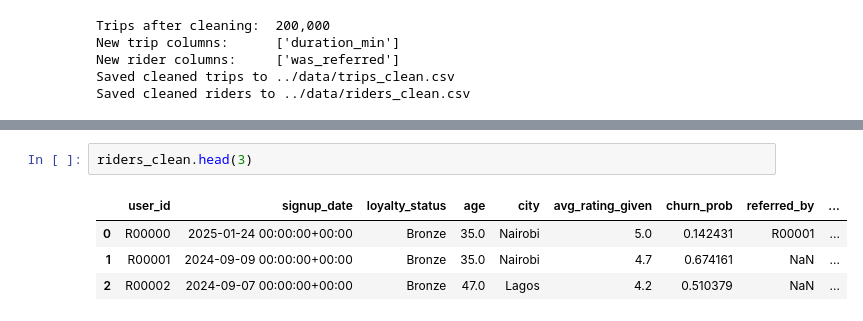
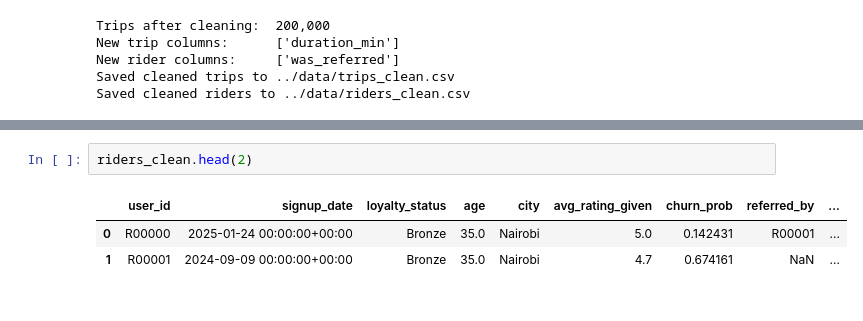
Before and after one commit to worooffeh/Ride-Hailing_Analytics_and_Customer_Churn_Prediction, a Jupyter notebook: notebooks/01_data_audit_and_cleaning.ipynb, the cells around one changed output, grey strips where cells are left out. Cells and saved outputs as stored; diff of their text form.

```diff
--- a/notebooks/01_data_audit_and_cleaning.ipynb
+++ b/notebooks/01_data_audit_and_cleaning.ipynb
@@ -255,11 +273,10 @@ loyalty_status          str
 dtype: object
 # %%
-riders_clean.head(3)
+riders_clean.head(2)
 # %% [output]
 |  | user_id | signup_date | loyalty_status | age | city | avg_rating_given | churn_prob | referred_by | ... |
 | 0 | R00000 | 2025-01-24 00:00:00+00:00 | Bronze | 35.0 | Nairobi | 5.0 | 0.142431 | R00001 | ... |
 | 1 | R00001 | 2024-09-09 00:00:00+00:00 | Bronze | 35.0 | Nairobi | 4.7 | 0.674161 | NaN | ... |
-| 2 | R00002 | 2024-09-07 00:00:00+00:00 | Bronze | 47.0 | Lagos | 4.2 | 0.510379 | NaN | ... |
 # %%
 riders.dtypes
 # %% [output]
```
Also changed, not shown: parts of 12 cells of this notebook, 30 other files.
